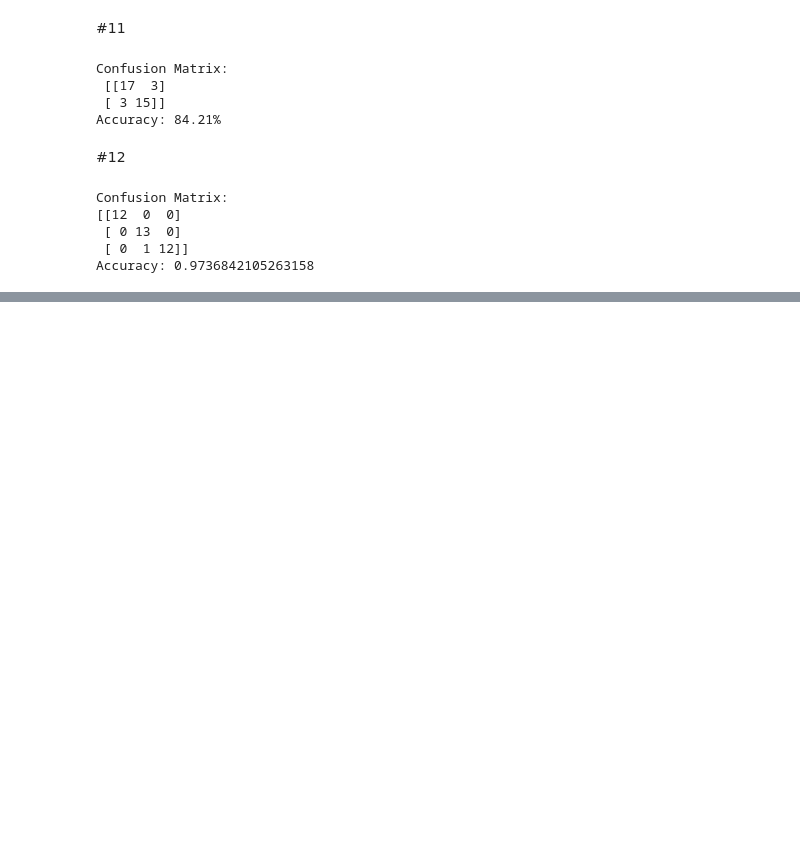
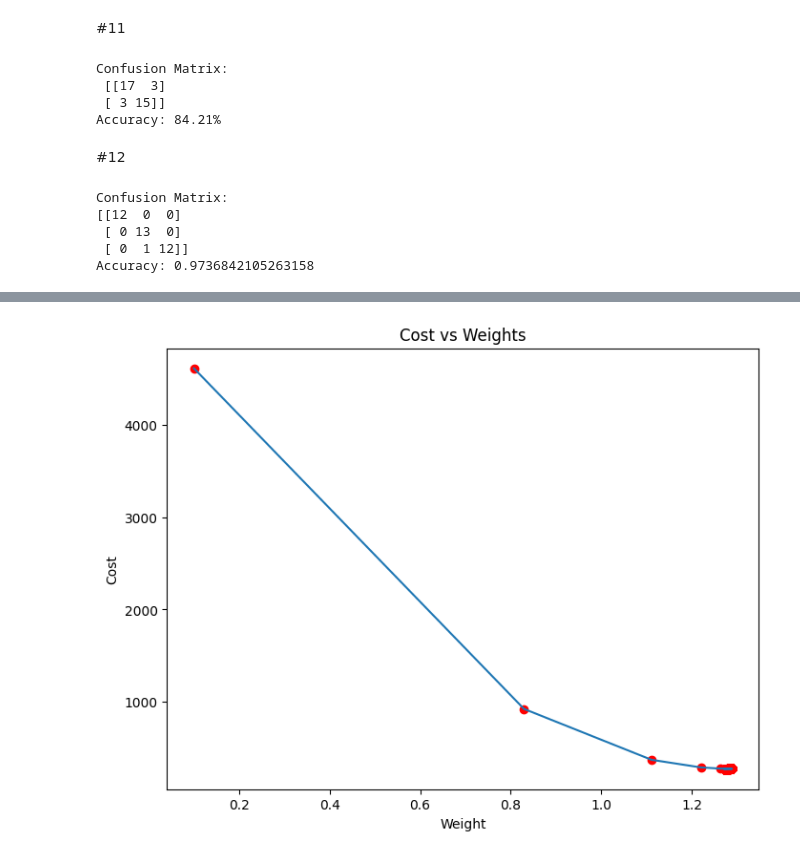
Before and after one commit to Gokulraj-123/CSA4724-Deep-Learning, a Jupyter notebook: Deep_Learning_Pratical.ipynb, the cells around one changed output, grey strips where cells are left out. Cells and saved outputs as stored; diff of their text form; code cells hidden in the pictures; blank space fills up the shorter version.

```diff
--- a/Deep_Learning_Pratical.ipynb
+++ b/Deep_Learning_Pratical.ipynb
@@ -486,0 +589,93 @@ Accuracy: 0.9736842105263158
+# %%
+# Importing Libraries
+import numpy as np
+import matplotlib.pyplot as plt
+
+# Function to calculate Mean Squared Error (MSE)
+def mean_squared_error(y_true, y_predicted):
+    # Calculating the loss or cost
+    cost = np.sum((y_true - y_predicted)**2) / len(y_true)
+    return cost
+
+# Gradient Descent Function
+def gradient_descent(x, y, iterations=1000, learning_rate=0.0001, stopping_threshold=1e-6):
+    # Initializing weight, bias, learning rate, and iterations
+    current_weight = 0.1
+    current_bias = 0.01
+    n = float(len(x))
+
+    # Lists to store the cost and weights for each iteration
+    costs = []
+    weights = []
+    previous_cost = None
+
+    # Gradient Descent Algorithm
+    for i in range(iterations):
+        # Making predictions
+        y_predicted = (current_weight * x) + current_bias
+
+        # Calculating the current cost
+        current_cost = mean_squared_error(y, y_predicted)
+
+        # If the change in cost is less than or equal to stopping_threshold, stop the gradient descent
+        if previous_cost and abs(previous_cost - current_cost) <= stopping_threshold:
+            break
+
+        previous_cost = current_cost
+
+        # Append current cost and weight to lists
+        costs.append(current_cost)
+        weights.append(current_weight)
+
+        # Calculating the gradients
+        weight_derivative = -(2/n) * sum(x * (y - y_predicted))
+        bias_derivative = -(2/n) * sum(y - y_predicted)
+
+        # Updating weights and bias
+        current_weight = current_weight - (learning_rate * weight_derivative)
+        current_bias = current_bias - (learning_rate * bias_derivative)
+
+        # Printing the parameters for each 1000th iteration
+        if i % 1000 == 0:
+            print(f"Iteration {i+1}: Cost {current_cost}, Weight {current_weight}, Bias {current_bias}")
+
+    # Visualizing the weights and cost for all iterations
+    plt.figure(figsize=(8, 6))
+    plt.plot(weights, costs)
+    plt.scatter(weights, costs, marker='o', color='red')
+    plt.title("Cost vs Weights")
+    plt.ylabel("Cost")
+    plt.xlabel("Weight")
+    plt.show()
+
+    return current_weight, current_bias
+
+def main():
+    # Data
+    X = np.array([52.50234527, 63.42680403, 81.53035803, 47.47563963, 89.81320787,
+                  55.14218841, 52.21179669, 39.29956669, 48.10504169, 52.55001444,
+                  45.41973014, 54.35163488, 44.1640495 , 58.16847072, 56.72720806,
+                  48.95588857, 44.68719623, 60.29732685, 45.61864377, 38.81681754])
+    Y = np.array([41.70700585, 78.77759598, 82.5623823 , 91.54663223, 77.23092513,
+                  78.21151827, 79.64197305, 59.17148932, 75.3312423 , 71.30087989,
+                  55.16567715, 82.47884676, 62.00892325, 75.39287043, 81.43619216,
+                  60.72360244, 82.89250373, 97.37989686, 48.84715332, 56.87721319])
+
+    # Estimating weight and bias using gradient descent
+    estimated_weight, estimated_bias = gradient_descent(X, Y, iterations=2000)
+    print(f"Estimated Weight: {estimated_weight}\nEstimated Bias: {estimated_bias}")
+
+    # Making predictions using estimated parameters
+    Y_pred = estimated_weight * X + estimated_bias
+
+    # Plotting the regression line
+    plt.figure(figsize=(8, 6))
+    plt.scatter(X, Y, marker='o', color='orange')
+    plt.plot([min(X), max(X)], [min(Y_pred), max(Y_pred)], color='blue', linestyle='dashed')
+    plt.xlabel("X")
+    plt.ylabel("Y")
+    plt.show()
+
+if __name__ == "__main__":
+    main()
+# %% [output]
@@ -486,0 +684 @@ Accuracy: 0.9736842105263158
+[figure, added]
```
Also changed, not shown: parts of 7 cells of this notebook.
